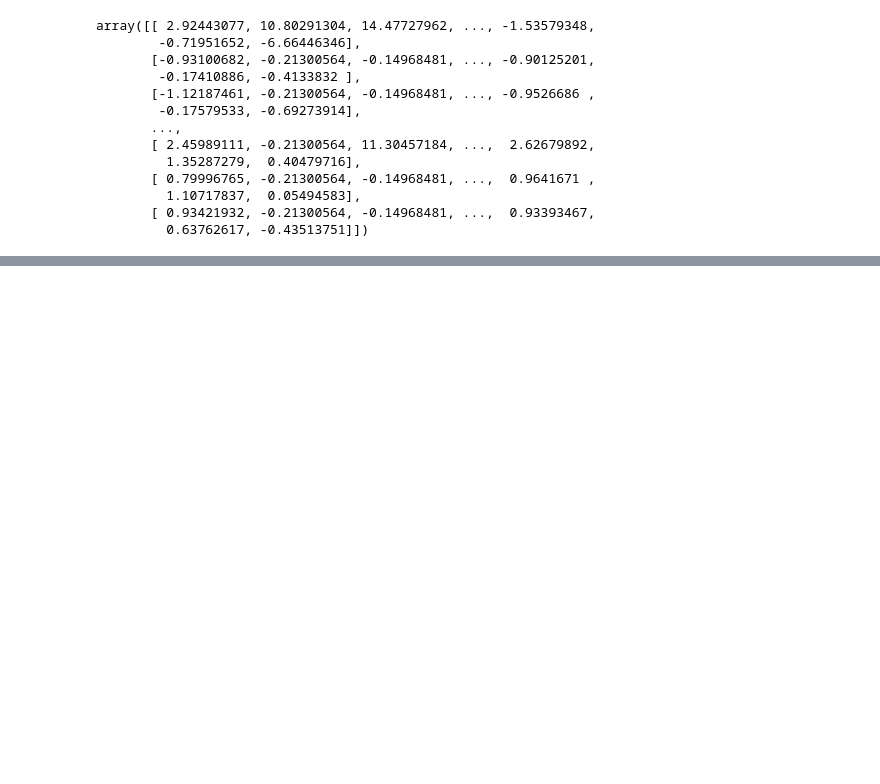
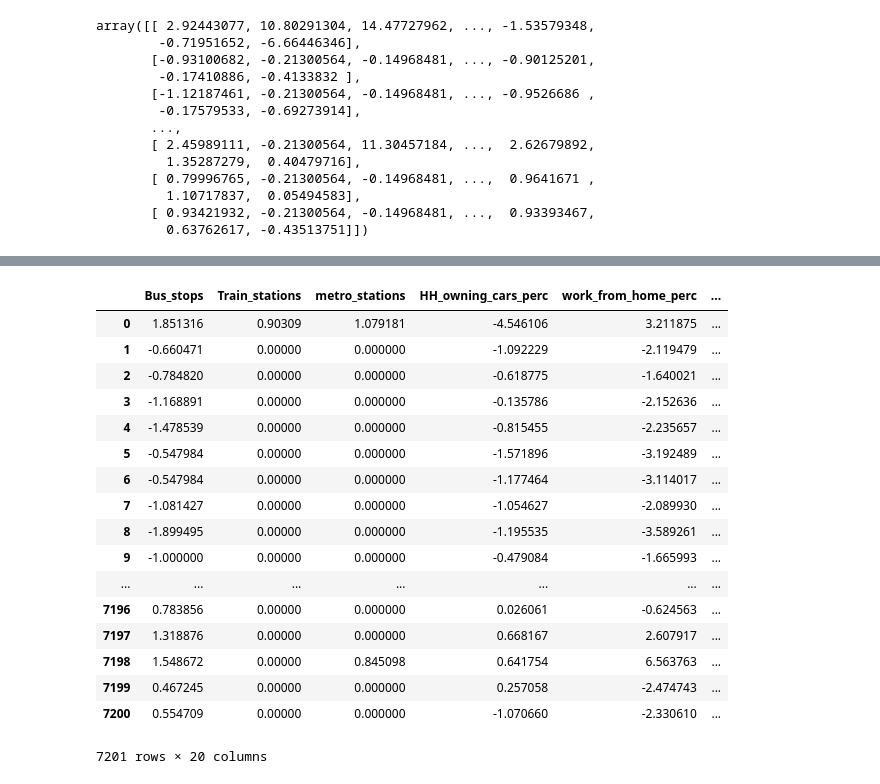
Before and after one commit to natesheehan/spidercartographers, a Jupyter notebook: Scripts/Exploration.ipynb, the cells around one changed output, grey strips where cells are left out. Cells and saved outputs as stored; diff of their text form; code cells hidden in the pictures; blank space fills up the shorter version.

```diff
--- a/Scripts/Exploration.ipynb
+++ b/Scripts/Exploration.ipynb
@@ -247,0 +323,9 @@ log_then_normal.to_csv("Data/transport_log_then_normal.csv", index=False)
+# %%
+from sklearn.preprocessing import RobustScaler
+
+# we change the range because the default is iqr (0.25 - 0.75)
+idr = RobustScaler(quantile_range = (0.1,0.9))
+
+# Transform the 'yj_transformed' df
+idr_mat = idr.fit_transform(cleaned_array)
+idr_mat
@@ -247,0 +346,23 @@ log_then_normal.to_csv("Data/transport_log_then_normal.csv", index=False)
+# %%
+# transform to a df
+idr_scaled = pd.DataFrame(idr_mat, columns=column_names)
+idr_scaled
+# %% [output]
+|  | Bus_stops | Train_stations | metro_stations | HH_owning_cars_perc | work_from_home_perc | ... |
+| 0 | 1.851316 | 0.90309 | 1.079181 | -4.546106 | 3.211875 | ... |
+| 1 | -0.660471 | 0.00000 | 0.000000 | -1.092229 | -2.119479 | ... |
+| 2 | -0.784820 | 0.00000 | 0.000000 | -0.618775 | -1.640021 | ... |
+| 3 | -1.168891 | 0.00000 | 0.000000 | -0.135786 | -2.152636 | ... |
+| 4 | -1.478539 | 0.00000 | 0.000000 | -0.815455 | -2.235657 | ... |
+| 5 | -0.547984 | 0.00000 | 0.000000 | -1.571896 | -3.192489 | ... |
+| 6 | -0.547984 | 0.00000 | 0.000000 | -1.177464 | -3.114017 | ... |
+| 7 | -1.081427 | 0.00000 | 0.000000 | -1.054627 | -2.089930 | ... |
+| 8 | -1.899495 | 0.00000 | 0.000000 | -1.195535 | -3.589261 | ... |
+| 9 | -1.000000 | 0.00000 | 0.000000 | -0.479084 | -1.665993 | ... |
+| ... | ... | ... | ... | ... | ... | ... |
+| 7196 | 0.783856 | 0.00000 | 0.000000 | 0.026061 | -0.624563 | ... |
+| 7197 | 1.318876 | 0.00000 | 0.000000 | 0.668167 | 2.607917 | ... |
+| 7198 | 1.548672 | 0.00000 | 0.845098 | 0.641754 | 6.563763 | ... |
+| 7199 | 0.467245 | 0.00000 | 0.000000 | 0.257058 | -2.474743 | ... |
+| 7200 | 0.554709 | 0.00000 | 0.000000 | -1.070660 | -2.330610 | ... |
+7201 rows × 20 columns
```
Also changed, not shown: parts of 10 cells of this notebook, 3 other files.
